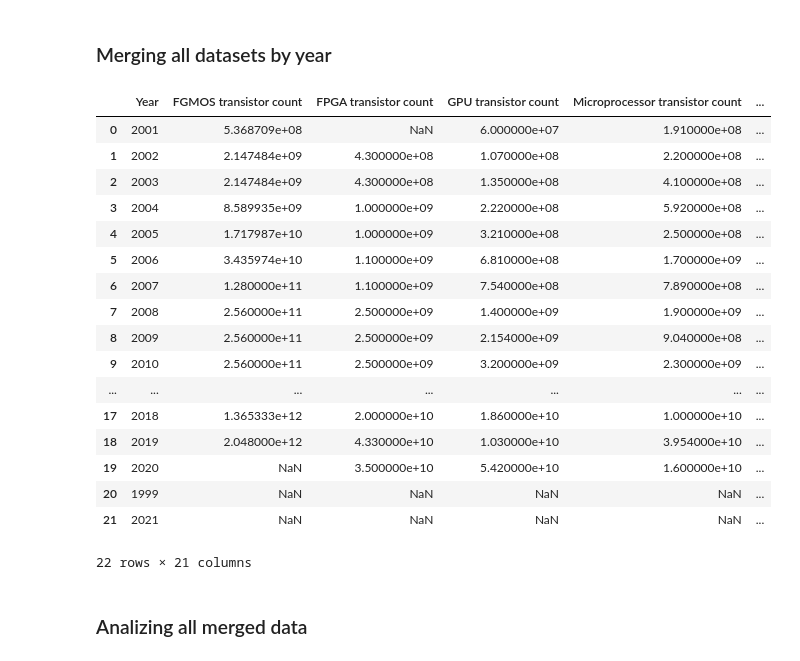
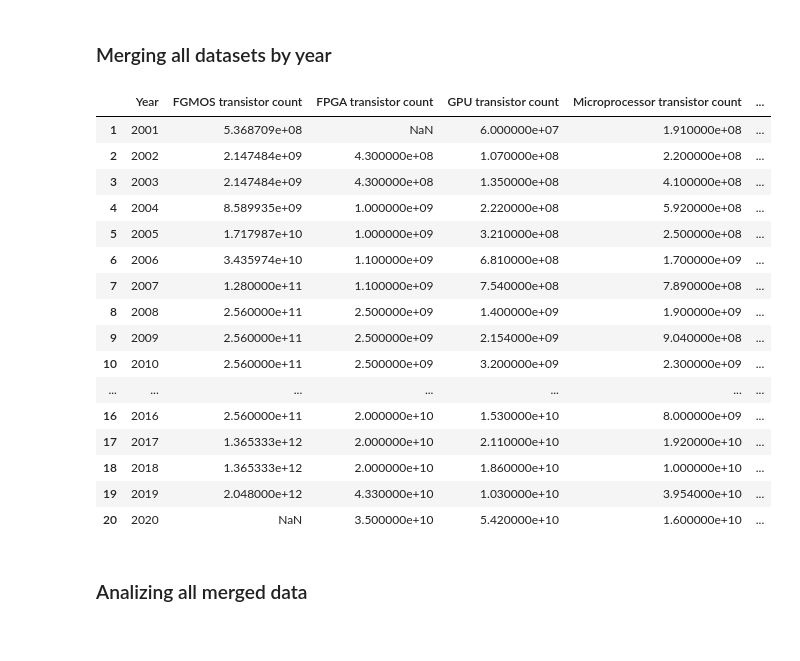
Before and after one commit to LimaBD/math3-unsam, a Jupyter notebook: PDP/impact_of_computing_on_businesses_and_markets.ipynb, the cells around one changed output. Cells and saved outputs as stored; diff of their text form; code cells hidden in the pictures.

```diff
--- a/PDP/impact_of_computing_on_businesses_and_markets.ipynb
+++ b/PDP/impact_of_computing_on_businesses_and_markets.ipynb
@@ -849,32 +899,32 @@ plt.show()
 # %%
 merged_df = pd.DataFrame()
 merged_df[DATE_COLUMN] = final_dataframes[0][DATE_COLUMN].unique()
 merged_df = ensure_date_type(merged_df)
 # Merge dataframes
 for df in final_dataframes:
     df = ensure_date_type(df)
     merged_df = pd.merge(merged_df, df, on=DATE_COLUMN, how='outer')
+merged_df = cut_add_years(merged_df)
 # Show all years to see if any cell is wrong
 merged_df
 # %% [output]
 |  | Year | FGMOS transistor count | FPGA transistor count | GPU transistor count | Microprocessor transistor count | ... |
-| 0 | 2001 | 5.368709e+08 | NaN | 6.000000e+07 | 1.910000e+08 | ... |
-| 1 | 2002 | 2.147484e+09 | 4.300000e+08 | 1.070000e+08 | 2.200000e+08 | ... |
-| 2 | 2003 | 2.147484e+09 | 4.300000e+08 | 1.350000e+08 | 4.100000e+08 | ... |
-| 3 | 2004 | 8.589935e+09 | 1.000000e+09 | 2.220000e+08 | 5.920000e+08 | ... |
-| 4 | 2005 | 1.717987e+10 | 1.000000e+09 | 3.210000e+08 | 2.500000e+08 | ... |
-| 5 | 2006 | 3.435974e+10 | 1.100000e+09 | 6.810000e+08 | 1.700000e+09 | ... |
-| 6 | 2007 | 1.280000e+11 | 1.100000e+09 | 7.540000e+08 | 7.890000e+08 | ... |
-| 7 | 2008 | 2.560000e+11 | 2.500000e+09 | 1.400000e+09 | 1.900000e+09 | ... |
-| 8 | 2009 | 2.560000e+11 | 2.500000e+09 | 2.154000e+09 | 9.040000e+08 | ... |
-| 9 | 2010 | 2.560000e+11 | 2.500000e+09 | 3.200000e+09 | 2.300000e+09 | ... |
+| 1 | 2001 | 5.368709e+08 | NaN | 6.000000e+07 | 1.910000e+08 | ... |
+| 2 | 2002 | 2.147484e+09 | 4.300000e+08 | 1.070000e+08 | 2.200000e+08 | ... |
+| 3 | 2003 | 2.147484e+09 | 4.300000e+08 | 1.350000e+08 | 4.100000e+08 | ... |
+| 4 | 2004 | 8.589935e+09 | 1.000000e+09 | 2.220000e+08 | 5.920000e+08 | ... |
+| 5 | 2005 | 1.717987e+10 | 1.000000e+09 | 3.210000e+08 | 2.500000e+08 | ... |
+| 6 | 2006 | 3.435974e+10 | 1.100000e+09 | 6.810000e+08 | 1.700000e+09 | ... |
+| 7 | 2007 | 1.280000e+11 | 1.100000e+09 | 7.540000e+08 | 7.890000e+08 | ... |
+| 8 | 2008 | 2.560000e+11 | 2.500000e+09 | 1.400000e+09 | 1.900000e+09 | ... |
+| 9 | 2009 | 2.560000e+11 | 2.500000e+09 | 2.154000e+09 | 9.040000e+08 | ... |
+| 10 | 2010 | 2.560000e+11 | 2.500000e+09 | 3.200000e+09 | 2.300000e+09 | ... |
 | ... | ... | ... | ... | ... | ... | ... |
-| 17 | 2018 | 1.365333e+12 | 2.000000e+10 | 1.860000e+10 | 1.000000e+10 | ... |
-| 18 | 2019 | 2.048000e+12 | 4.330000e+10 | 1.030000e+10 | 3.954000e+10 | ... |
-| 19 | 2020 | NaN | 3.500000e+10 | 5.420000e+10 | 1.600000e+10 | ... |
-| 20 | 1999 | NaN | NaN | NaN | NaN | ... |
-| 21 | 2021 | NaN | NaN | NaN | NaN | ... |
+| 16 | 2016 | 2.560000e+11 | 2.000000e+10 | 1.530000e+10 | 8.000000e+09 | ... |
+| 17 | 2017 | 1.365333e+12 | 2.000000e+10 | 2.110000e+10 | 1.920000e+10 | ... |
+| 18 | 2018 | 1.365333e+12 | 2.000000e+10 | 1.860000e+10 | 1.000000e+10 | ... |
+| 19 | 2019 | 2.048000e+12 | 4.330000e+10 | 1.030000e+10 | 3.954000e+10 | ... |
+| 20 | 2020 | NaN | 3.500000e+10 | 5.420000e+10 | 1.600000e+10 | ... |
-22 rows × 21 columns
 # %% [markdown]
 ### Analizing all merged data
 # %%
```
Also changed, not shown: parts of 10 cells of this notebook, 2 other files.
